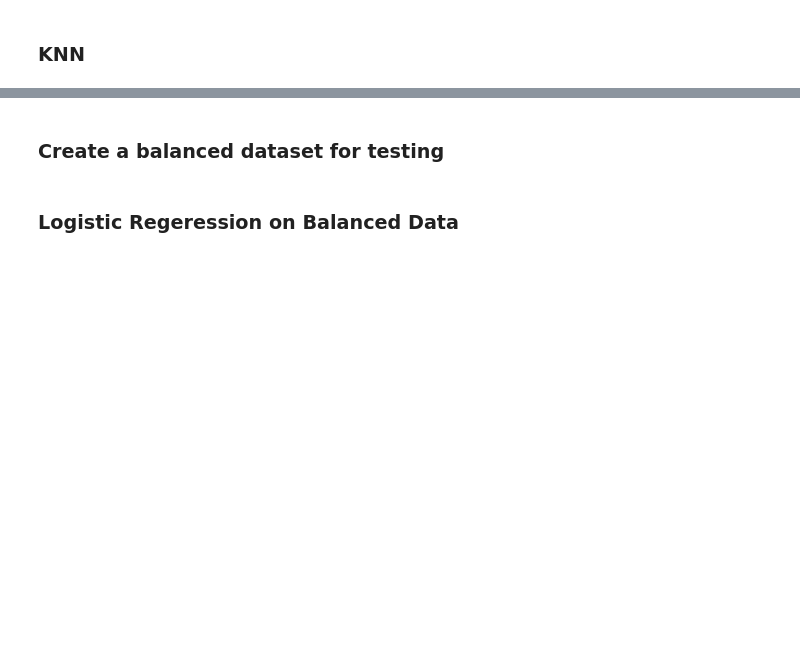
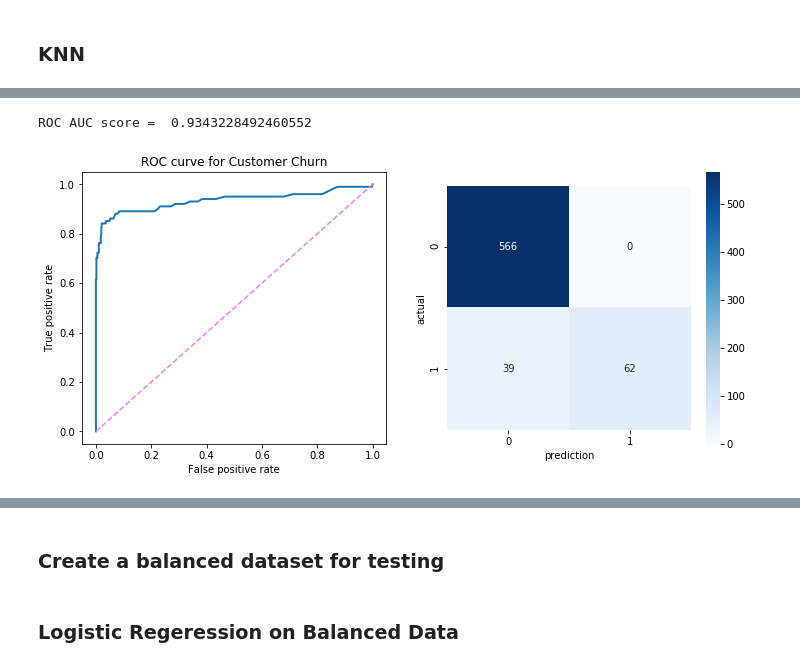
Before and after one commit to scottkds/metis_project3, a Jupyter notebook: models/Models_LR_NB_SVM.ipynb, the cells around one changed output, grey strips where cells are left out. Saved outputs shown, nothing was run; the diff lists cells and outputs as text; code cells hidden in the pictures; blank space fills up the shorter version.

Commit message:
Added Random Forest

```diff
--- a/models/Models_LR_NB_SVM.ipynb
+++ b/models/Models_LR_NB_SVM.ipynb
@@ -187,0 +206,3 @@ weighted avg       0.86      0.88      0.86       667
+# %%
+rf = RandomForestClassifier(n_estimators=300, random_state=42)
+_ = rf.fit(X_train, y_train)
@@ -187,0 +222,23 @@ weighted avg       0.86      0.88      0.86       667
+# %%
+plt.figure(figsize=(12, 5))
+fpr, tpr, thresholds = roc_curve(y_test, rf.predict_proba(X_test)[:,1])
+plt.subplot(1, 2, 1)
+plt.plot(fpr, tpr,lw=2)
+plt.plot([0,1],[0,1],c='violet',ls='--')
+plt.xlim([-0.05,1.05])
+plt.ylim([-0.05,1.05])
+
+plt.xlabel('False positive rate')
+plt.ylabel('True positive rate')
+plt.title('ROC curve for Customer Churn');
+print("ROC AUC score = ", roc_auc_score(y_test, rf.predict_proba(X_test)[:,1]))
+
+plt.subplot(1, 2, 2)
+sns.heatmap(confusion_matrix(y_test, rf.predict(X_test)), cmap=plt.cm.Blues, annot=True, square=True, fmt='d',
+           xticklabels=['0', '1'],
+           yticklabels=['0', '1']);
+plt.xlabel('prediction')
+plt.ylabel('actual');
+# %% [output]
+ROC AUC score =  0.9343228492460552
+[figure, added]
```
Also changed, not shown: parts of 28 cells of this notebook.
